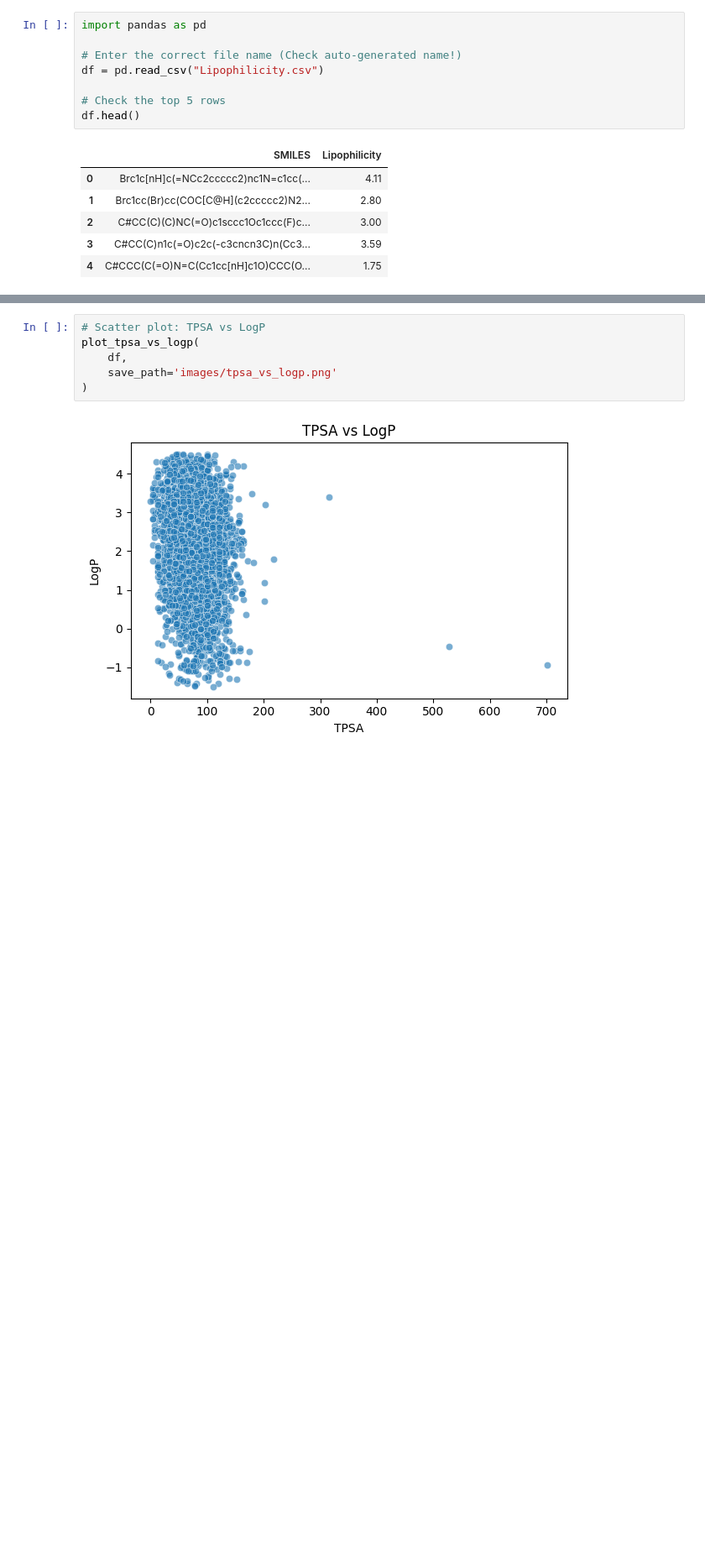
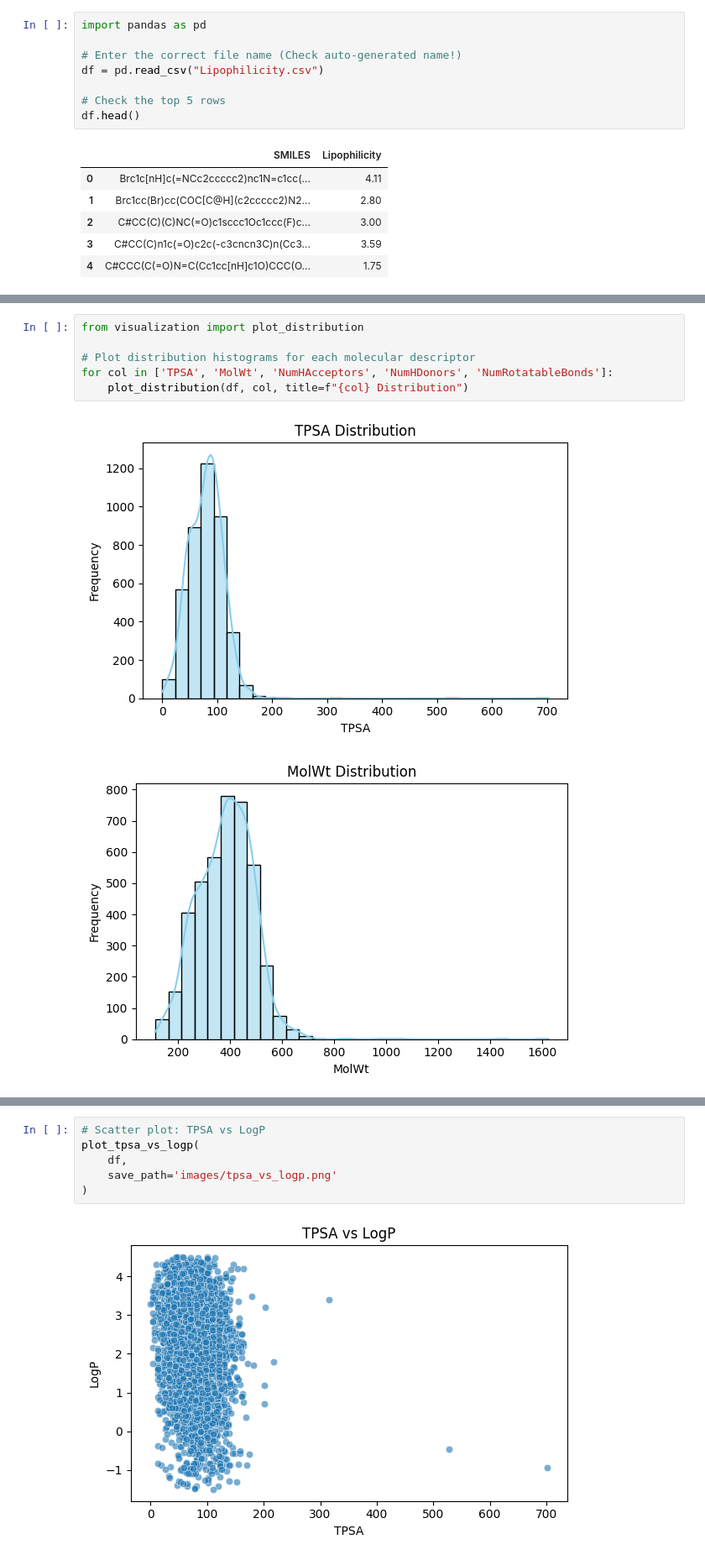
Before and after one commit to Kyeongbin-Tom/logp-tpsa-analysis, a Jupyter notebook: notebooks/LogP_TPSA_Analysis.ipynb, the cells around one changed output, grey strips where cells are left out. Shown at 84% size. Cells and saved outputs as stored; diff of their text form; blank space fills up the shorter version.

```diff
--- a/notebooks/LogP_TPSA_Analysis.ipynb
+++ b/notebooks/LogP_TPSA_Analysis.ipynb
@@ -69,0 +76,9 @@ plot_distribution(
+# %%
+from visualization import plot_distribution
+
+# Plot distribution histograms for each molecular descriptor
+for col in ['TPSA', 'MolWt', 'NumHAcceptors', 'NumHDonors', 'NumRotatableBonds']:
+    plot_distribution(df, col, title=f"{col} Distribution")
+# %% [output]
+[figure, added]
+[figure, added]
```
Also changed, not shown: parts of 12 cells of this notebook.
